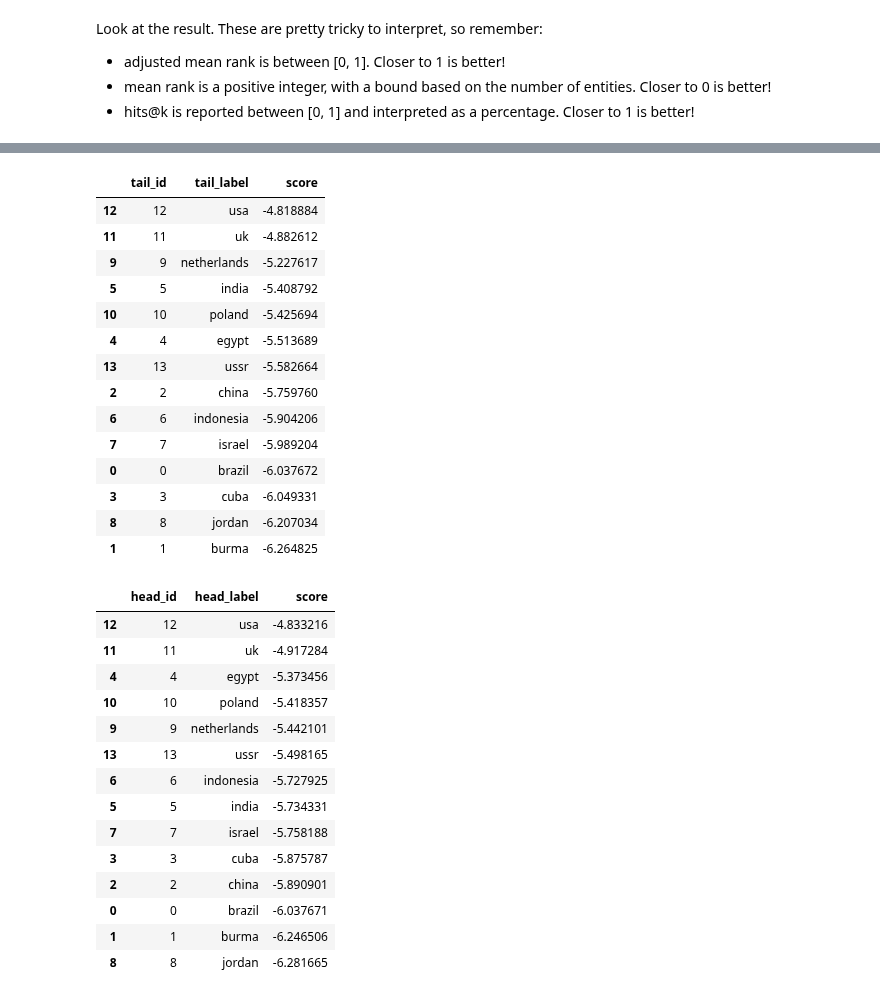
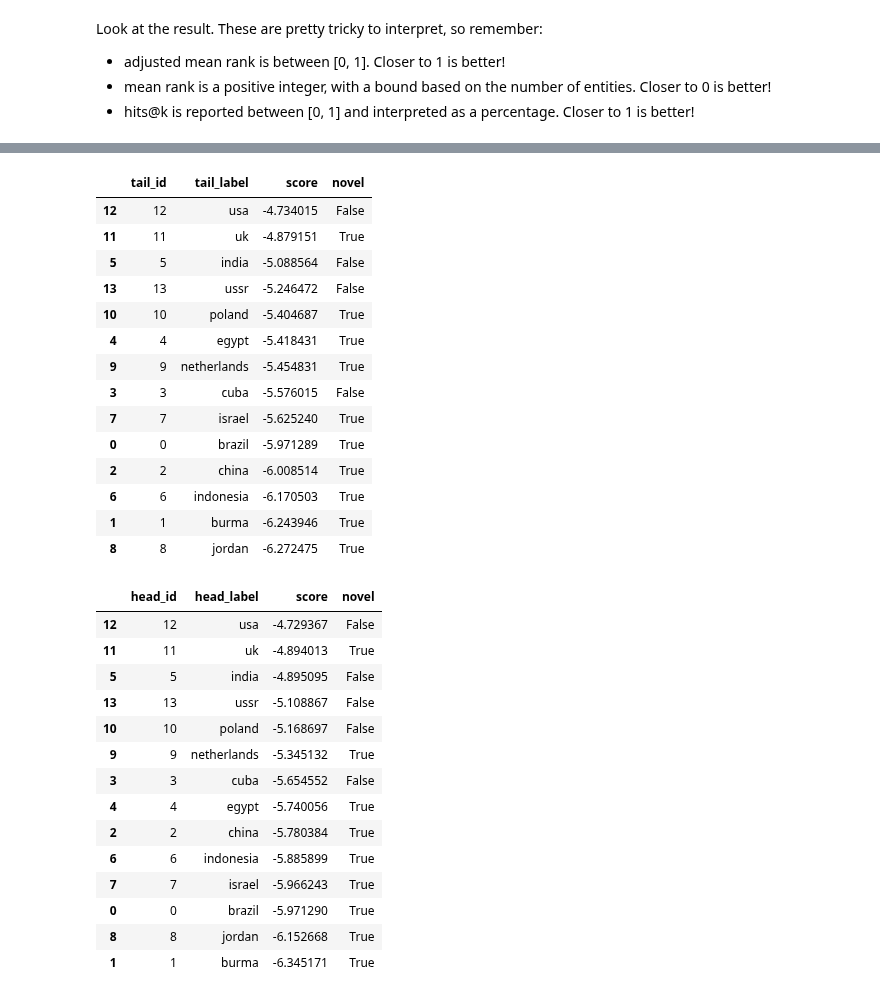
Before and after one commit to pykeen/pykeen, a Jupyter notebook: notebooks/hello_world/Hello World!.ipynb, the cells around one changed output, grey strips where cells are left out. Saved outputs shown, nothing was run; the diff lists cells and outputs as text; code cells hidden in the pictures.

Commit message:
Add more useful features to link prediction

```diff
--- a/notebooks/hello_world/Hello World!.ipynb
+++ b/notebooks/hello_world/Hello World!.ipynb
@@ -113,38 +155,38 @@ It's very difficult to interpret KGEMs statistically, so it's best to sort order
 # %%
-# Who do we predict brazil accuse?
-model.predict_tails('brazil', 'accusation')
+# Who do we predict brazil has a conference with?
+model.predict_tails('brazil', 'conferences')
 # %% [output]
-|  | tail_id | tail_label | score |
-| 12 | 12 | usa | -4.818884 |
-| 11 | 11 | uk | -4.882612 |
-| 9 | 9 | netherlands | -5.227617 |
-| 5 | 5 | india | -5.408792 |
-| 10 | 10 | poland | -5.425694 |
-| 4 | 4 | egypt | -5.513689 |
-| 13 | 13 | ussr | -5.582664 |
-| 2 | 2 | china | -5.759760 |
-| 6 | 6 | indonesia | -5.904206 |
-| 7 | 7 | israel | -5.989204 |
-| 0 | 0 | brazil | -6.037672 |
-| 3 | 3 | cuba | -6.049331 |
-| 8 | 8 | jordan | -6.207034 |
-| 1 | 1 | burma | -6.264825 |
+|  | tail_id | tail_label | score | novel |
+| 12 | 12 | usa | -4.734015 | False |
+| 11 | 11 | uk | -4.879151 | True |
+| 5 | 5 | india | -5.088564 | False |
+| 13 | 13 | ussr | -5.246472 | False |
+| 10 | 10 | poland | -5.404687 | True |
+| 4 | 4 | egypt | -5.418431 | True |
+| 9 | 9 | netherlands | -5.454831 | True |
+| 3 | 3 | cuba | -5.576015 | False |
+| 7 | 7 | israel | -5.625240 | True |
+| 0 | 0 | brazil | -5.971289 | True |
+| 2 | 2 | china | -6.008514 | True |
+| 6 | 6 | indonesia | -6.170503 | True |
+| 1 | 1 | burma | -6.243946 | True |
+| 8 | 8 | jordan | -6.272475 | True |
 # %%
-# Who do we predict to accuse brazil?
-model.predict_heads('accusation', 'brazil')
+# Who do we predict to have a conference with brazil?
+model.predict_heads('conferences', 'brazil')
 # %% [output]
-|  | head_id | head_label | score |
-| 12 | 12 | usa | -4.833216 |
-| 11 | 11 | uk | -4.917284 |
-| 4 | 4 | egypt | -5.373456 |
-| 10 | 10 | poland | -5.418357 |
-| 9 | 9 | netherlands | -5.442101 |
-| 13 | 13 | ussr | -5.498165 |
-| 6 | 6 | indonesia | -5.727925 |
-| 5 | 5 | india | -5.734331 |
-| 7 | 7 | israel | -5.758188 |
-| 3 | 3 | cuba | -5.875787 |
-| 2 | 2 | china | -5.890901 |
-| 0 | 0 | brazil | -6.037671 |
-| 1 | 1 | burma | -6.246506 |
-| 8 | 8 | jordan | -6.281665 |
+|  | head_id | head_label | score | novel |
+| 12 | 12 | usa | -4.729367 | False |
+| 11 | 11 | uk | -4.894013 | True |
+| 5 | 5 | india | -4.895095 | False |
+| 13 | 13 | ussr | -5.108867 | False |
+| 10 | 10 | poland | -5.168697 | False |
+| 9 | 9 | netherlands | -5.345132 | True |
+| 3 | 3 | cuba | -5.654552 | False |
+| 4 | 4 | egypt | -5.740056 | True |
+| 2 | 2 | china | -5.780384 | True |
+| 6 | 6 | indonesia | -5.885899 | True |
+| 7 | 7 | israel | -5.966243 | True |
+| 0 | 0 | brazil | -5.971290 | True |
+| 8 | 8 | jordan | -6.152668 | True |
+| 1 | 1 | burma | -6.345171 | True |
```
Also changed, not shown: parts of 7 cells of this notebook, 3 other files.
